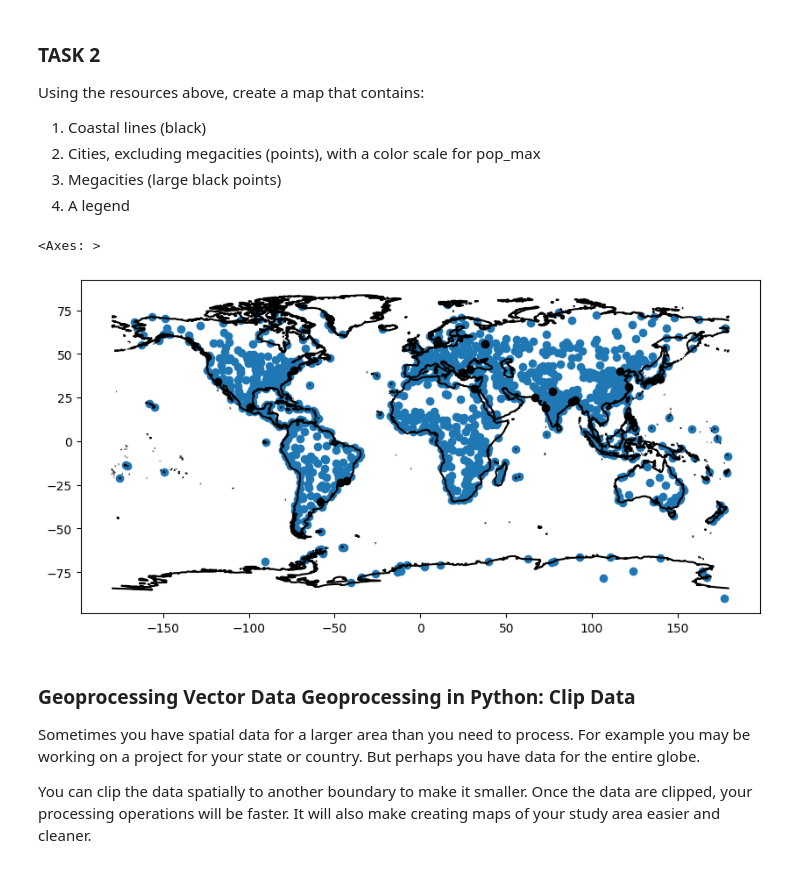
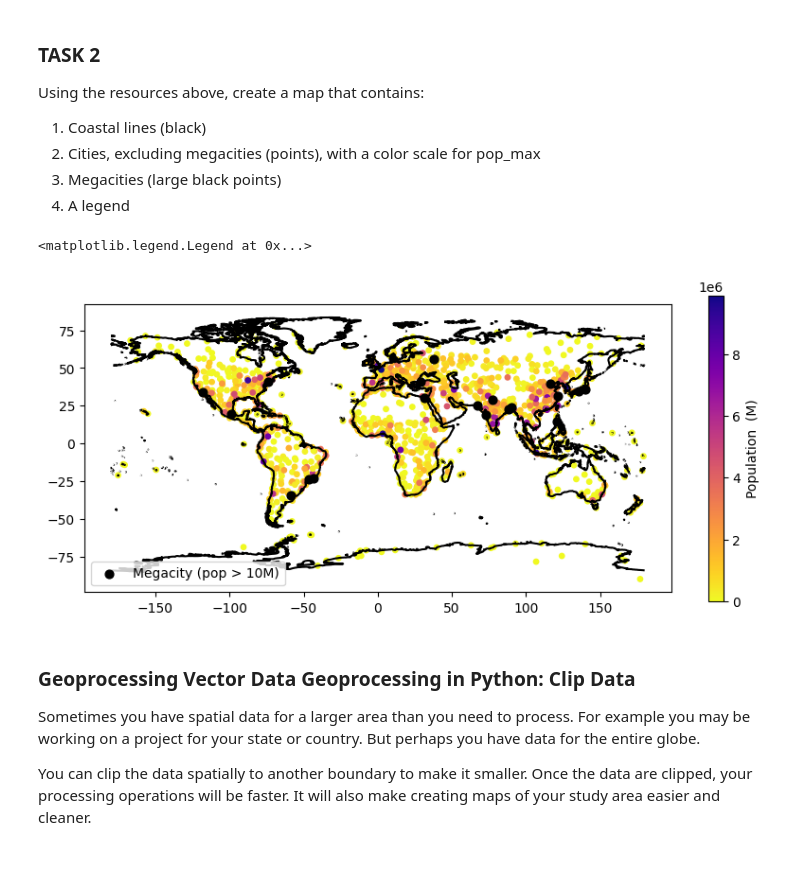
Before and after one commit to rlannder/WaterDig, a Jupyter notebook: CodeSprints/VectorData101.ipynb, the cells around one changed output. Drawn from its saved outputs; the diff is of its cells as text; code cells hidden in the pictures.

```diff
--- a/CodeSprints/VectorData101.ipynb
+++ b/CodeSprints/VectorData101.ipynb
@@ -297,23 +291,34 @@ Using the resources above, create a map that contains:
 3. A legend
 # %%
 # Format and plot your results from task 2
-#1.
+#1. Coastal lines in black
 f, ax1 = plt.subplots(figsize=(10, 6))
 coastlines.plot(ax=ax1,
                 color="black")
-#2
+#2. Non-megacities with a color gradient + legend
 nomegacities = cities[cities.pop_max <= 10000000]
-nomegacities.plot(ax=ax1)
+nomegacities.plot(ax=ax1,
+                 column="pop_max",
+                 cmap="plasma_r",
+                 legend=True,
+                 legend_kwds={
+                     "label": "Population  (M)",
+                     "shrink": 0.7},
+                 alpha=1,
+                 markersize=15)
 
-#3
+#3. Megacities as large black points + legend.
 megacities.plot(ax=ax1,
-                color="black")
+                color="black",
+               markersize=40,
+               label="Megacity (pop > 10M)")
+ax1.legend(loc='lower left', frameon=True)
 
 # hint:
 #?cities.plot
 # %% [output]
-<Axes: >
+<matplotlib.legend.Legend at 0x...>
-[figure, old version]
+[figure, new version]
 # %% [markdown]
 ### Geoprocessing Vector Data Geoprocessing in Python: Clip Data
 Sometimes you have spatial data for a larger area than you need to process. For example you may be working on a project for your state or country. But perhaps you have data for the entire globe.
```
Also changed, not shown: parts of 23 cells of this notebook.
